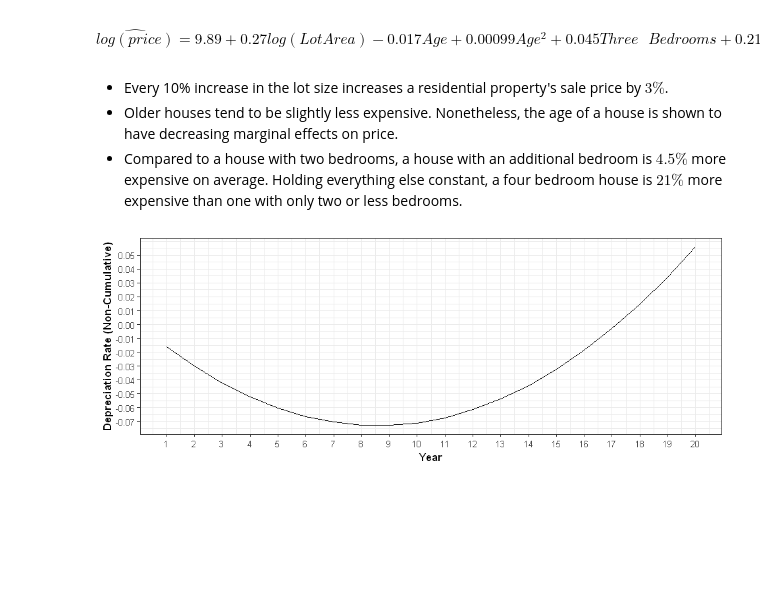
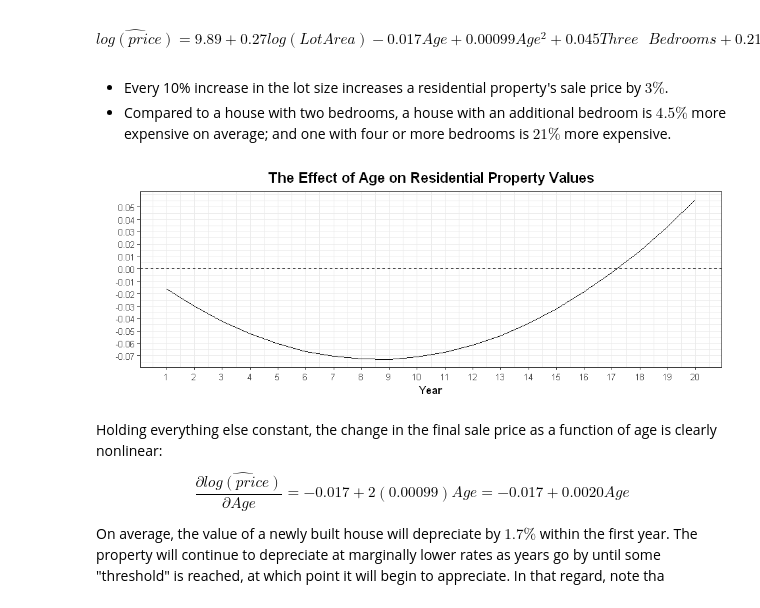
Before and after one commit to juisen/hedonic_price_modeling, a Jupyter notebook: Statistical Modeling.ipynb, the cells around one changed output. Saved outputs shown, nothing was run; the diff lists cells and outputs as text; code cells hidden in the pictures; blank space fills up the shorter version.

```diff
--- a/Statistical Modeling.ipynb
+++ b/Statistical Modeling.ipynb
@@ -100,7 +102,7 @@ for(i in 1:nrow(data)){
     }else if(data[i,"BedroomAbvGr"] == 3){
         data[i,"Bedrooms"]<-"3"
     }else{
-        data[i,"Bedrooms"]<-"4"
+        data[i,"Bedrooms"]<-"4 or more"
     }
 }
 data[,"Bedrooms"]<-as.factor(data[,"Bedrooms"])
@@ -176,25 +180,32 @@ F-statistic: 414.1 on 5 and 1454 DF,  p-value: < 2.2e-16
 $$\hat{log(price)} = 9.89 + 0.27log(Lot Area) - 0.017Age + 0.00099Age^2 + 0.045Three\text{ } Bedrooms + 0.21Four \text{ } Bedrooms $$
 # %% [markdown]
 - Every 10% increase in the lot size increases a residential property's sale price by $3\%$.
-- Older houses tend to be slightly less expensive. Nonetheless, the age of a house is shown to have decreasing marginal effects on price.
-- Compared to a house with two bedrooms, a house with an additional bedroom is $4.5\%$ more expensive on average. Holding everything else constant, a four bedroom house is $21\%$ more expensive than one with only two or less bedrooms.
+- Compared to a house with two bedrooms, a house with an additional bedroom is $4.5\%$ more expensive on average; and one with four or more bedrooms is $21\%$ more expensive.
 # %%
 x<-c(1:20)
 depreciation_rate<-function(x){
     -0.017*x + 0.00099*(x**2)
 }
 rates<-vector()
 for(i in 1:length(x)){
     rates[i]<-depreciation_rate(x[i])
 }
 data.frame(x, rates)%>%
     ggplot()+
     geom_line(aes(x, rates))+
-    labs(x = "Year", y = "Depreciation Rate (Non-Cumulative)")+
+    labs(title = "The Effect of Age on Residential Property Values",
+         x = "Year", y = "")+
     scale_x_continuous(breaks = seq(1, 20, 1))+
     scale_y_continuous(breaks = seq(-0.10, 0.05,0.01))+
+    geom_hline(aes(yintercept = 0.0), linetype = "dashed")+
     theme_bw()+
-    theme(axis.title = element_text(size = 10, face = "bold"),
+    theme(plot.title = element_text(hjust = 0.5, face = "bold"),
+          axis.title = element_text(size = 10, face = "bold"),
           axis.text = element_text(size = 8))
 # %% [output]
-[figure, old version]
+[figure, new version]
+# %% [markdown]
+Holding everything else constant, the change in the final sale price as a function of age is clearly nonlinear:
+$$\frac{\partial \hat{log(price)}}{\partial Age} = -0.017 + 2(0.00099)Age = -0.017 + 0.0020Age$$
+
+On average, the value of a newly built house will depreciate by $1.7\%$ within the first year. The property will continue to depreciate at marginally lower rates as years go by until some "threshold" is reached, at which point it will begin to appreciate. In that regard, note tha
```
Also changed, not shown: parts of 6 cells of this notebook.
